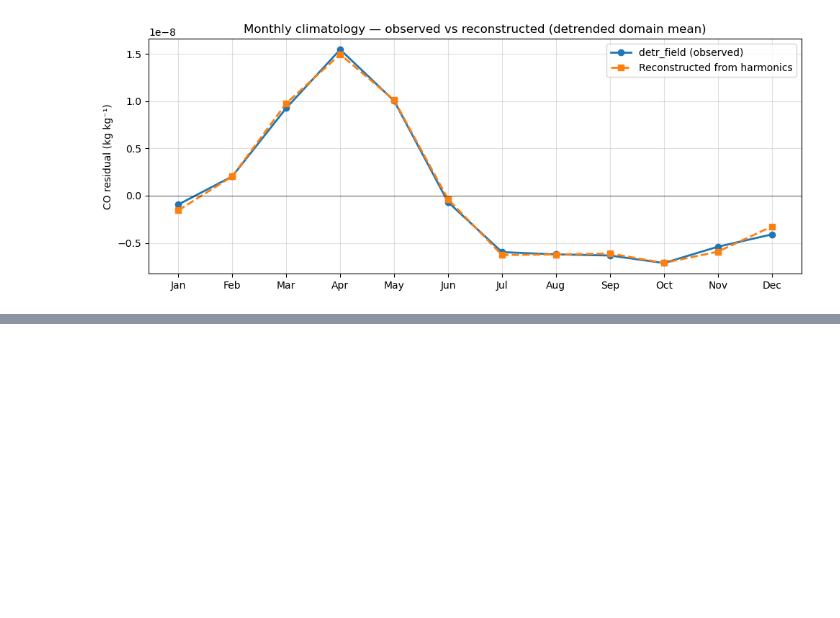
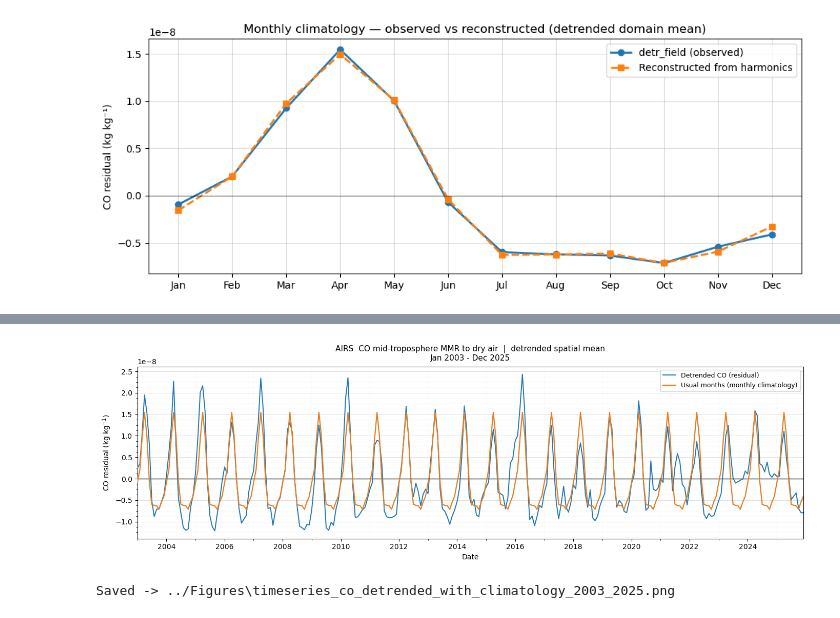
Before and after one commit to manohar322028/harmonic-analysis, a Jupyter notebook: Scripts/harmonic-cos.ipynb, the cells around one changed output, grey strips where cells are left out. Cells and saved outputs as stored; diff of their text form; code cells hidden in the pictures; blank space fills up the shorter version.

```diff
--- a/Scripts/harmonic-cos.ipynb
+++ b/Scripts/harmonic-cos.ipynb
@@ -299,0 +301,40 @@ Comparison metrics (full field, all pixels & times)
+# %%
+import matplotlib.dates as mdates
+from matplotlib.ticker import AutoMinorLocator
+
+# "Usual months" series: climatological monthly mean repeated at every time step
+usual_months_ts = obs_clim.loc[month_num].values
+
+fig_dt, ax_dt = plt.subplots(figsize=(14, 4.5))
+ax_dt.axhline(0, color="k", lw=1, zorder=2)
+ax_dt.plot(months, obs_ts, lw=1.4, color="#1f77b4", zorder=3,
+           label="Detrended CO (residual)")
+ax_dt.plot(months, usual_months_ts, lw=1.6, color="#e67e22", zorder=4,
+           label="Usual months (monthly climatology)")
+
+ax_dt.legend(fontsize=9, loc="upper right")
+ax_dt.set_title(
+    f"AIRS  CO mid-troposphere MMR to dry air  |  detrended spatial mean\n"
+    f"{months[0].strftime('%b %Y')} - {months[-1].strftime('%b %Y')}",
+    fontsize=11, pad=8,
+)
+ax_dt.set_ylabel("CO residual (kg kg$^{-1}$)", fontsize=10)
+ax_dt.set_xlabel("Date", fontsize=10)
+
+ax_dt.xaxis.set_major_locator(mdates.YearLocator(2))
+ax_dt.xaxis.set_major_formatter(mdates.DateFormatter("%Y"))
+ax_dt.xaxis.set_minor_locator(mdates.YearLocator())
+ax_dt.yaxis.set_minor_locator(AutoMinorLocator(4))
+ax_dt.grid(axis="y", which="major", lw=0.5, alpha=0.55)
+ax_dt.grid(axis="y", which="minor", lw=0.2, alpha=0.3)
+ax_dt.grid(axis="x", which="minor", lw=0.2, alpha=0.25)
+ax_dt.set_xlim(months[0], months[-1])
+
+fig_dt.tight_layout()
+out_dt = os.path.join(OUT_DIR, "timeseries_co_detrended_with_climatology_2003_2025.png")
+fig_dt.savefig(out_dt, dpi=150, bbox_inches="tight")
+plt.show()
+print("Saved ->", out_dt)
+# %% [output]
+[figure, added]
+Saved -> ../Figures\timeseries_co_detrended_with_climatology_2003_2025.png
```
Also changed, not shown: parts of 3 cells of this notebook.
